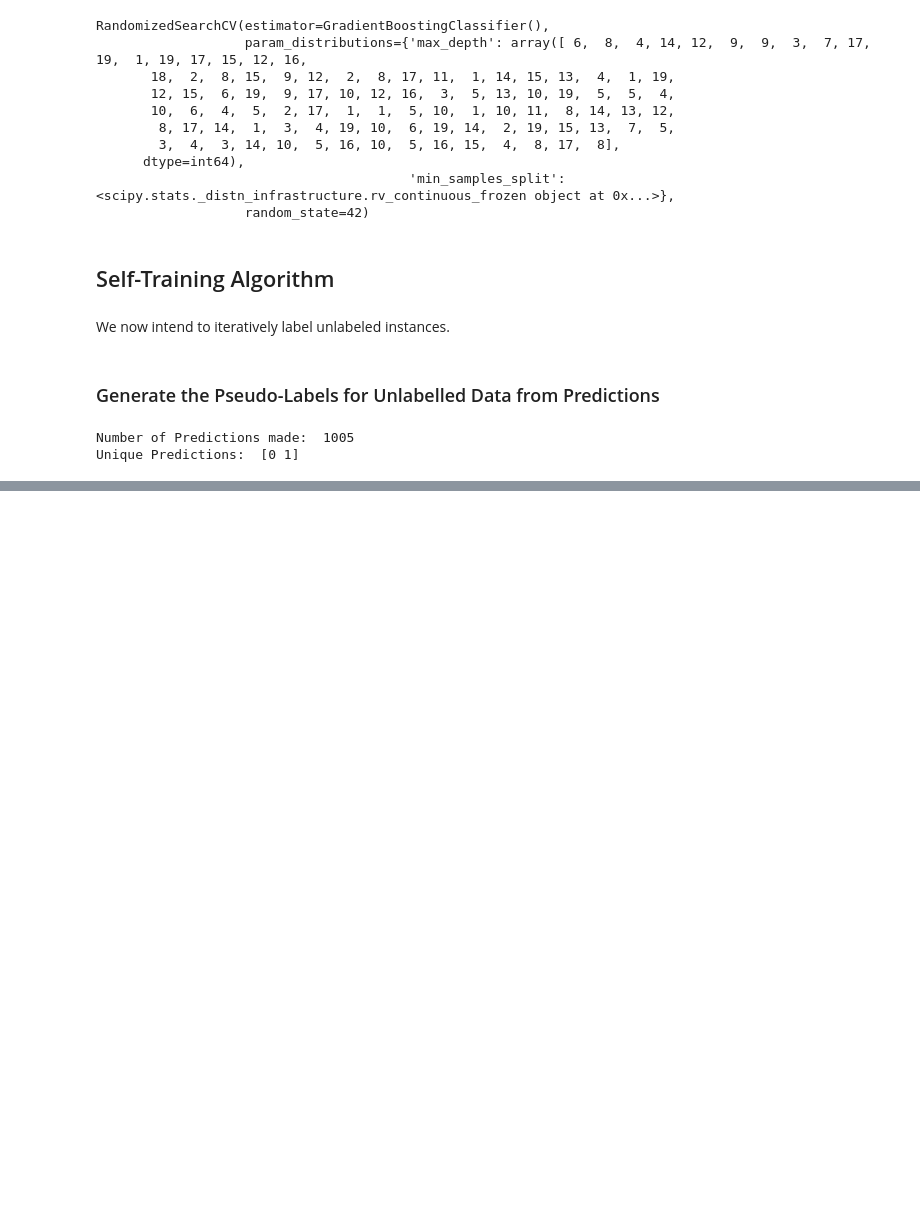
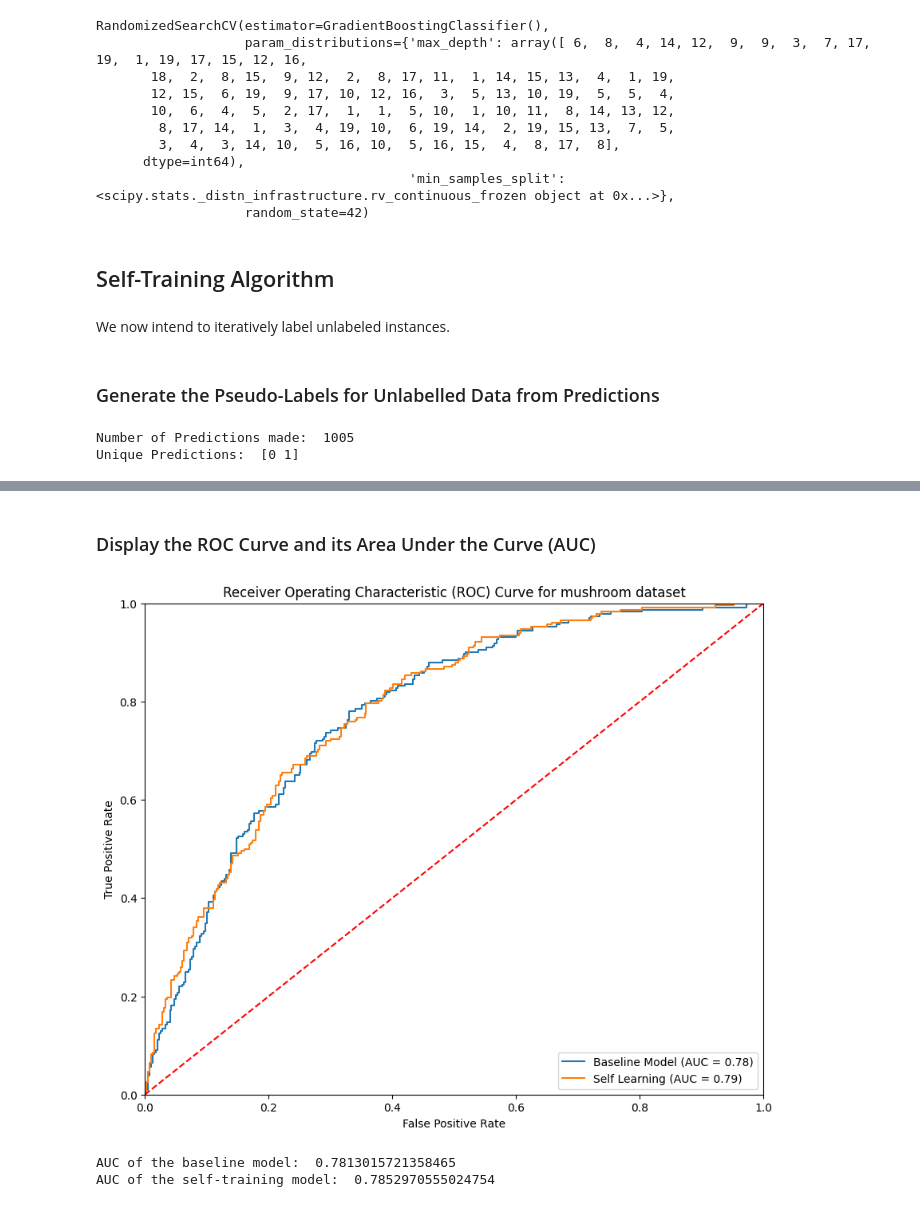
Before and after one commit to kmock930/Drug-Consumption-Machine-Learning-analysis, a Jupyter notebook: Project - Semi Supervised Learning/CSI5155 Project - Self Training.ipynb, the cells around one changed output, grey strips where cells are left out. Cells and saved outputs as stored; diff of their text form; code cells hidden in the pictures; blank space fills up the shorter version.

Commit message:
Implemented Self Training algorithm

```diff
--- a/Project - Semi Supervised Learning/CSI5155 Project - Self Training.ipynb
+++ b/Project - Semi Supervised Learning/CSI5155 Project - Self Training.ipynb
@@ -65,0 +79,7 @@ Unique Labels:  [0 1]
+# %%
+y_test = unpack(os.path.join(
+    constants.TEST_DIR,
+    constants.Y_TEST_NORMALIZED_FILENAME
+));
+print("Number of Test Labels: ", len(y_test));
+print("Unique Labels in Test Set: ", np.unique(y_test));
@@ -101,0 +127,4 @@ Unique Predictions:  [0 1]
+# %%
+X_combined = np.concatenate((X_train_labelled, X_train_unlabelled));
+print(f"Number of samples in total: {len(X_combined)}");
+print(f"Number of Features in a sample: {len(X_combined[random.randint(0, len(X_combined)-1)])}");
@@ -101,0 +134,4 @@ Unique Predictions:  [0 1]
+# %%
+y_combined = np.concatenate((y_train_labelled, y_pred_unlabelled));
+print(f"Number of labels in total: {len(y_combined)}");
+print(f"Unique Labels: {np.unique(y_combined)}");
@@ -101,0 +143,2 @@ Unique Predictions:  [0 1]
+# %%
+supervisedModel.fit(X_combined, y_combined);
@@ -101,0 +195,21 @@ Unique Predictions:  [0 1]
+# %% [markdown]
+### Display the ROC Curve and its Area Under the Curve (AUC)
+# %%
+AUC_baseline, AUC_selftraining = plotROC(
+    models={
+        "Baseline Model": joblib.load(os.path.join(
+            constants.MODEL_DIR,
+            constants.MODEL_FILENAME
+        )),
+        "Self Learning": supervisedModel
+    },
+    X_test=X_test,
+    y_test=y_test,
+    dataset="mushroom"
+);
+print("AUC of the baseline model: ", AUC_baseline);
+print("AUC of the self-training model: ", AUC_selftraining);
+# %% [output]
+[figure, added]
+AUC of the baseline model:  0.7813015721358465
+AUC of the self-training model:  0.7852970555024754
```
Also changed, not shown: parts of 19 cells of this notebook, 3 other files.
